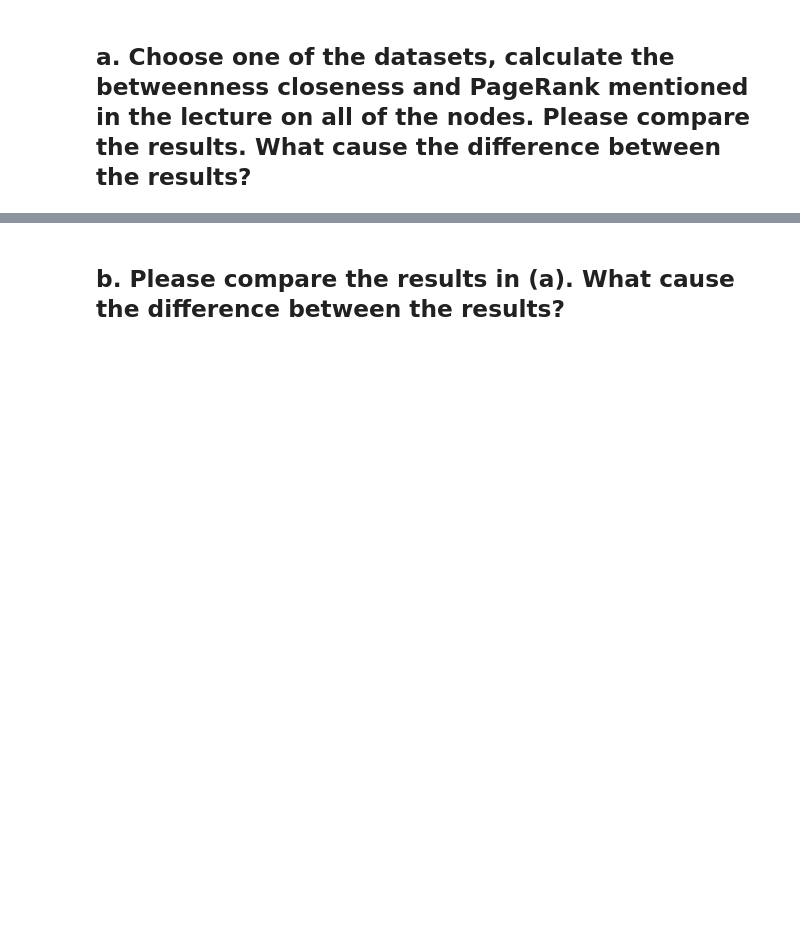
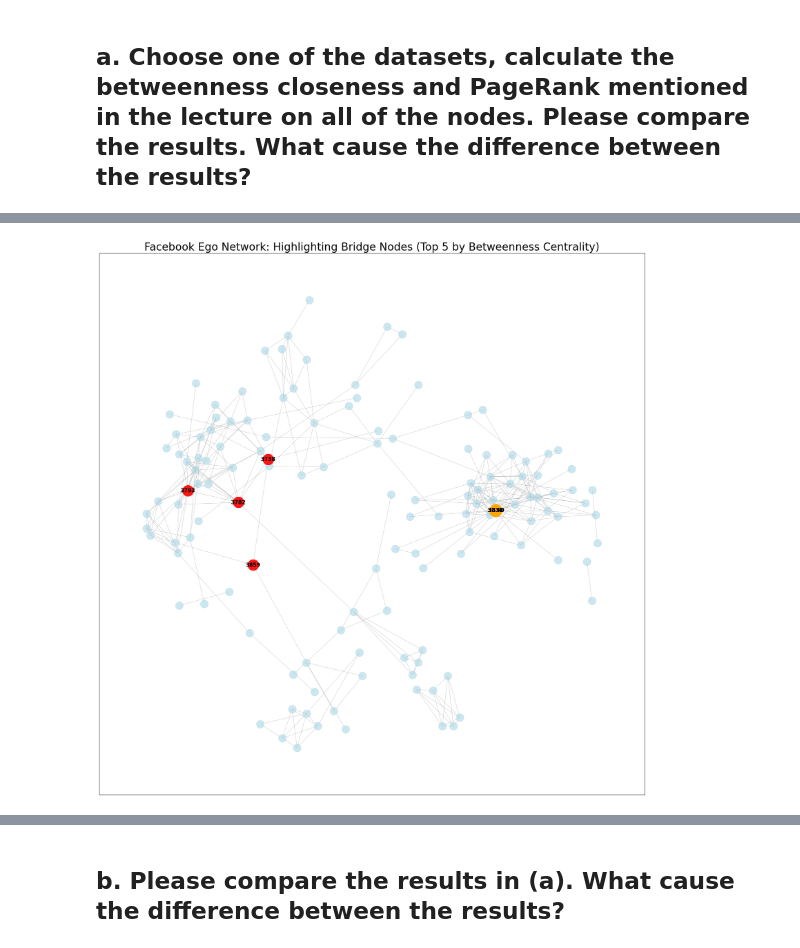
Before and after one commit to pariaighanian/Analysis_of_Complex_Netwroks, a Jupyter notebook: assignment_04.ipynb, the cells around one changed output, grey strips where cells are left out. Drawn from its saved outputs; the diff is of its cells as text; code cells hidden in the pictures; blank space fills up the shorter version.

```diff
--- a/assignment_04.ipynb
+++ b/assignment_04.ipynb
@@ -4,2 +8,18 @@
+# %%
+# Read the edge list from the file and create the graph
+facebook_G = nx.read_edgelist('Facebook-Ego/3437_3.edges', nodetype=int)
 # %% [markdown]
 ## a. Choose one of the datasets, calculate the betweenness closeness and PageRank mentioned in the lecture on all of the nodes. Please compare the results. What cause the difference between the results?
+# %%
+# Calculate centrality measures
+betweenness_centrality = nx.betweenness_centrality(facebook_G)
+pagerank = nx.pagerank(facebook_G)
+
+# Combine results into a DataFrame for comparison
+import pandas as pd
+
+centrality_df = pd.DataFrame({
+    'Node': betweenness_centrality.keys(),
+    'Betweenness Centrality': betweenness_centrality.values(),
+    'PageRank': pagerank.values()
+})
@@ -5,0 +40,29 @@
+# %%
+top_5_nodes = centrality_df.sort_values(by='Betweenness Centrality', ascending=False)['Node'].head(5).tolist()
+
+highest_betweenness_node = centrality_df.loc[centrality_df['Betweenness Centrality'].idxmax(), 'Node']
+
+pos = nx.spring_layout(facebook_G, k=0.75, iterations=150, seed=1)
+
+plt.figure(figsize=(22, 22))
+
+nx.draw_networkx_nodes(facebook_G, pos, node_color='lightblue', node_size=300, alpha=0.6)
+
+nx.draw_networkx_nodes(facebook_G, pos, nodelist=top_5_nodes, node_color='red', node_size=600, alpha=0.9)
+
+nx.draw_networkx_nodes(facebook_G, pos, nodelist=[highest_betweenness_node], node_color='orange', node_size=800, alpha=1)
+
+nx.draw_networkx_edges(facebook_G, pos, edge_color='gray', alpha=0.3, width=1)
+
+labels = {node: node for node in top_5_nodes}
+nx.draw_networkx_labels(facebook_G, pos, labels, font_size=12, font_color='black', font_weight='bold')
+
+# Add a label for the highest betweenness node
+highest_label = {highest_betweenness_node: highest_betweenness_node}
+nx.draw_networkx_labels(facebook_G, pos, highest_label, font_size=14, font_color='black', font_weight='bold')
+
+plt.title('Facebook Ego Network: Highlighting Bridge Nodes (Top 5 by Betweenness Centrality)', fontsize=24)
+
+plt.show()
+# %% [output]
+[figure, added]
```
Also changed, not shown: parts of 3 cells of this notebook.
